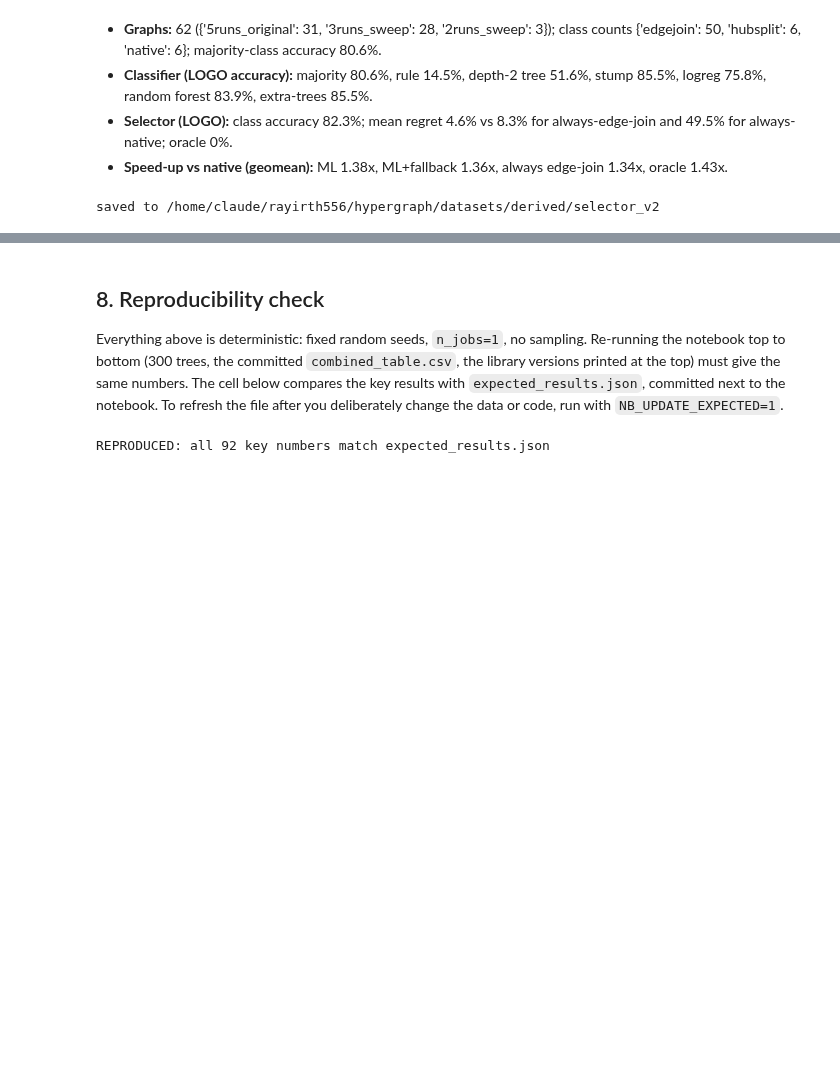
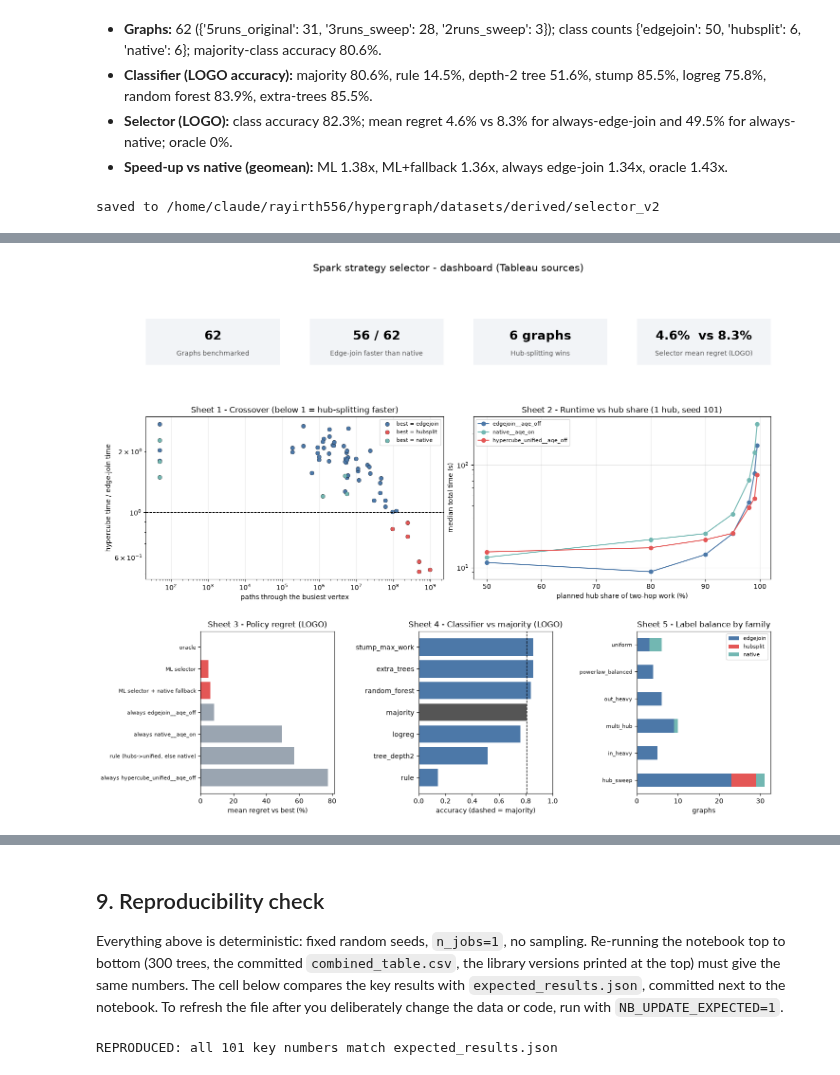
Before and after one commit to Harshil24Agrawal/big-data, a Jupyter notebook: notebooks/selector.ipynb, the cells around one changed output, grey strips where cells are left out. Saved outputs shown, nothing was run; the diff lists cells and outputs as text; code cells hidden in the pictures; blank space fills up the shorter version.

```diff
--- a/notebooks/selector.ipynb
+++ b/notebooks/selector.ipynb
@@ -585,0 +639,17 @@ saved to /home/claude/rayirth556/hypergraph/datasets/derived/selector_v2
+# %%
+# Load the Tableau sources back from disk (what Tableau reads) and check they reproduce the notebook's numbers
+L = {name: pd.read_csv(os.path.join(TAB, f"{name}.csv")) for name in TABLES}
+for name, t in L.items(): print(f"{name:22s} {t.shape}")
+g_ = L["graph_strategy_long"]
+assert len(g_) == 3 * len(df) and g_.graph_id.nunique() == len(df)
+assert np.allclose(g_[g_.strategy == STRATS[0]].median_total_s.values, T[:, 0])
+pl_ = L["policy_scores"]; ml_ = pl_[(pl_.scheme == "LOGO") & (pl_.policy == "ML selector")].iloc[0]
+assert abs(ml_.mean_regret_pct - POL["LOGO"][0].set_index("policy").loc["ML selector", "mean_regret_pct"]) < 1e-9
+print("Tableau sources load and match the notebook results.")
+wide = g_.pivot_table(index="graph_id", columns="strategy", values="median_total_s")
+kpi = dict(graphs=len(wide), ej_faster=int((wide["edgejoin__aqe_off"] < wide["native__aqe_on"]).sum()),
+           hub_wins=int((g_.drop_duplicates("graph_id").best_class == "hubsplit").sum()),
+           ml_regret=ml_.mean_regret_pct,
+           ej_regret=pl_[(pl_.scheme == "LOGO") & (pl_.policy == "always edgejoin__aqe_off")].mean_regret_pct.iloc[0])
+RES["tableau_kpis"] = {k: (round(float(v), 4) if isinstance(v, float) else v) for k, v in kpi.items()}
+print(RES["tableau_kpis"])
@@ -585,0 +666,41 @@ saved to /home/claude/rayirth556/hypergraph/datasets/derived/selector_v2
+# %%
+SCHEME = "LOGO"                       # Tableau parameter: LOGO / LOSG / SEED202
+g1 = g_.drop_duplicates("graph_id").set_index("graph_id")
+ratio = (wide["hypercube_unified__aqe_off"] / wide["edgejoin__aqe_off"]).reindex(g1.index)
+CC = {"edgejoin": "#4C78A8", "hubsplit": "#E45756", "native": "#72B7B2"}
+SC = {"edgejoin__aqe_off": "#4C78A8", "native__aqe_on": "#72B7B2", "hypercube_unified__aqe_off": "#E45756"}
+fig = plt.figure(figsize=(17, 13)); gs = fig.add_gridspec(3, 12, height_ratios=[0.28, 1, 1], hspace=.42, wspace=1.2)
+tiles = [("Graphs benchmarked", f"{kpi['graphs']}"), ("Edge-join faster than native", f"{kpi['ej_faster']} / {kpi['graphs']}"),
+         ("Hub-splitting wins", f"{kpi['hub_wins']} graphs"), ("Selector mean regret (LOGO)", f"{kpi['ml_regret']:.1f}%  vs {kpi['ej_regret']:.1f}%")]
+for i, (lab, val) in enumerate(tiles):
+    a = fig.add_subplot(gs[0, i * 3:(i + 1) * 3]); a.axis("off")
+    a.add_patch(plt.Rectangle((0, 0), 1, 1, transform=a.transAxes, color="#F2F4F7"))
+    a.text(.5, .62, val, ha="center", va="center", fontsize=19, weight="bold", transform=a.transAxes); a.text(.5, .2, lab, ha="center", fontsize=10, color="#555", transform=a.transAxes)
+a1 = fig.add_subplot(gs[1, :6])
+for c in CLASSES:
+    m_ = g1.best_class == c; a1.scatter(g1.max_vertex_work[m_], ratio[m_], s=40, color=CC[c], edgecolor="k", lw=.3, label=f"best = {c}")
+a1.axhline(1, ls="--", c="k", lw=1); a1.set_xscale("log"); a1.set_yscale("log"); a1.grid(alpha=.3); a1.legend(fontsize=8)
+a1.set_xlabel("paths through the busiest vertex"); a1.set_ylabel("hypercube time / edge-join time"); a1.set_title("Sheet 1 - Crossover (below 1 = hub-splitting faster)")
+a2 = fig.add_subplot(gs[1, 6:])
+sw1 = g_[(g_.family == "hub_sweep") & (g_.hub_count == 1) & (g_.seed == 101)]
+for s in STRATS:
+    q_ = sw1[sw1.strategy == s].sort_values("hub_work_share_planned"); a2.plot(q_.hub_work_share_planned * 100, q_.median_total_s, "o-", color=SC[s], label=s)
+a2.set_yscale("log"); a2.set_xlabel("planned hub share of two-hop work (%)"); a2.set_ylabel("median total time (s)"); a2.grid(alpha=.3); a2.legend(fontsize=8)
+a2.set_title("Sheet 2 - Runtime vs hub share (1 hub, seed 101)")
+a3 = fig.add_subplot(gs[2, 1:4])
+pp = pl_[pl_.scheme == SCHEME].sort_values("mean_regret_pct", ascending=False)
+a3.barh(pp.policy, pp.mean_regret_pct, color=["#E45756" if "ML" in x else "#9AA5B1" for x in pp.policy]); a3.set_xlabel("mean regret vs best (%)"); a3.set_title(f"Sheet 3 - Policy regret ({SCHEME})"); a3.tick_params(axis="y", labelsize=8)
+a4 = fig.add_subplot(gs[2, 5:8])
+cs = L["classifier_scores"]; cs = cs[cs.scheme == SCHEME].sort_values("accuracy")
+a4.barh(cs.model, cs.accuracy, color=["#555" if m == "majority" else "#4C78A8" for m in cs.model])
+a4.axvline(cs.set_index("model").loc["majority", "accuracy"], ls="--", c="k", lw=1); a4.set_xlim(0, 1); a4.set_xlabel("accuracy (dashed = majority)"); a4.set_title(f"Sheet 4 - Classifier vs majority ({SCHEME})")
+a5 = fig.add_subplot(gs[2, 9:])
+pd.crosstab(g1.family, g1.best_class).reindex(columns=CLASSES, fill_value=0).plot.barh(stacked=True, ax=a5, color=[CC[c] for c in CLASSES], legend=True)
+a5.set_xlabel("graphs"); a5.set_ylabel(""); a5.tick_params(axis="y", labelsize=8); a5.set_title("Sheet 5 - Label balance by family"); a5.legend(fontsize=8)
+fig.suptitle("Spark strategy selector - dashboard (Tableau sources)", fontsize=15, y=.97)
+plt.savefig(os.path.join(TAB, "dashboard_preview.png"), dpi=110, bbox_inches="tight"); plt.show()
+# Sheet 6 - the graph table
+sheet6 = wide.join(g1[["family", "hub_count", "max_vertex_work", "best_class"]]).sort_values("max_vertex_work", ascending=False)
+display(sheet6.round(2).head(15))
+# %% [output]
+[figure, added]
@@ -586,5 +724,5 @@ saved to /home/claude/rayirth556/hypergraph/datasets/derived/selector_v2
 # %% [markdown]
-## 8. Reproducibility check
+## 9. Reproducibility check
 Everything above is deterministic: fixed random seeds, `n_jobs=1`, no sampling. Re-running the notebook top to bottom (300 trees, the committed `combined_table.csv`, the library versions printed at the top) must give the same numbers. The cell below compares the key results with `expected_results.json`, committed next to the notebook. To refresh the file after you deliberately change the data or code, run with `NB_UPDATE_EXPECTED=1`.
 # %%
 def key_numbers():
@@ -598,6 +736,8 @@ def key_numbers():
     for sch, r in RES["regressor"].items():
         k[f"reg_r2|{sch}"] = r["r2_log"]; k[f"reg_top2|{sch}"] = r["top2"]
     k["n_graphs"] = RES["n_graphs"]; k["majority_frac"] = RES["majority_frac_global"]
+    for name, t in TABLES.items(): k[f"tableau_rows|{name}"] = len(t)
+    for kk, vv in RES["tableau_kpis"].items(): k[f"tableau_kpi|{kk}"] = vv
     return k
 KEYS = key_numbers()
 EXP = os.path.join(REPO, "notebooks", "expected_results.json")
@@ -611,4 +751,4 @@ elif NTREES == 300 and os.path.exists(EXP):
 else:
     print("check skipped (needs NB_TREES=300 and notebooks/expected_results.json)")
 # %% [output]
-REPRODUCED: all 92 key numbers match expected_results.json
+REPRODUCED: all 101 key numbers match expected_results.json
```
Also changed, not shown: parts of 7 cells of this notebook, 12 other files.
